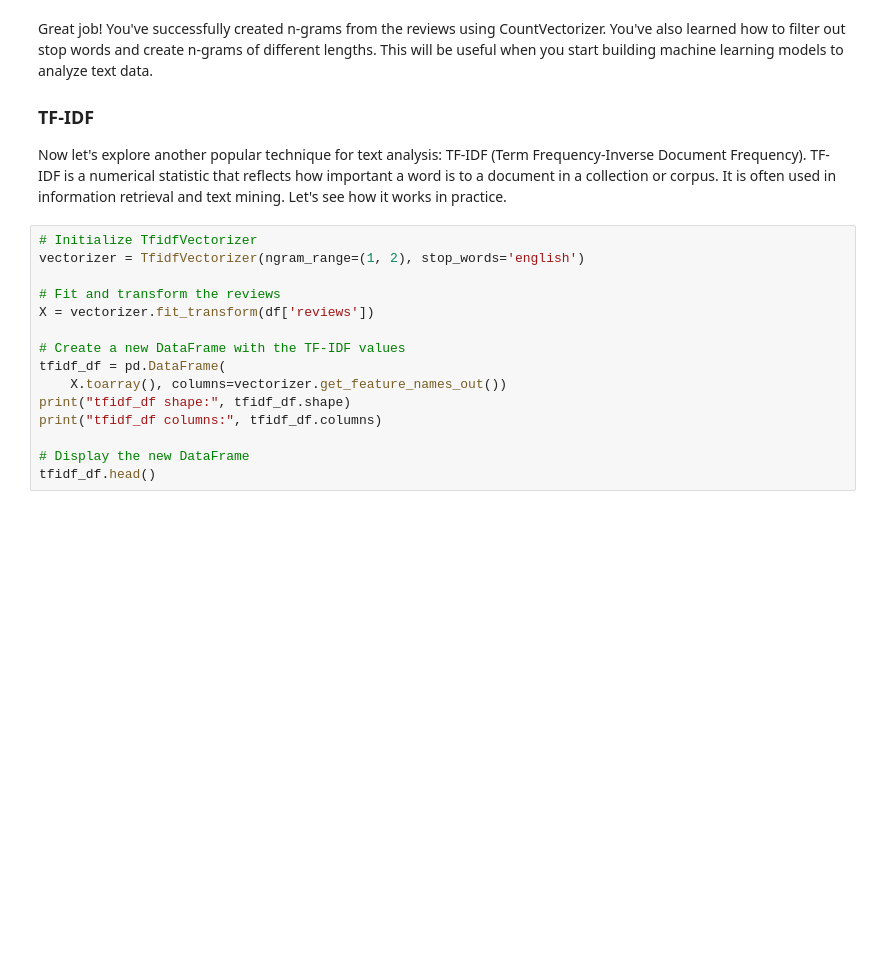
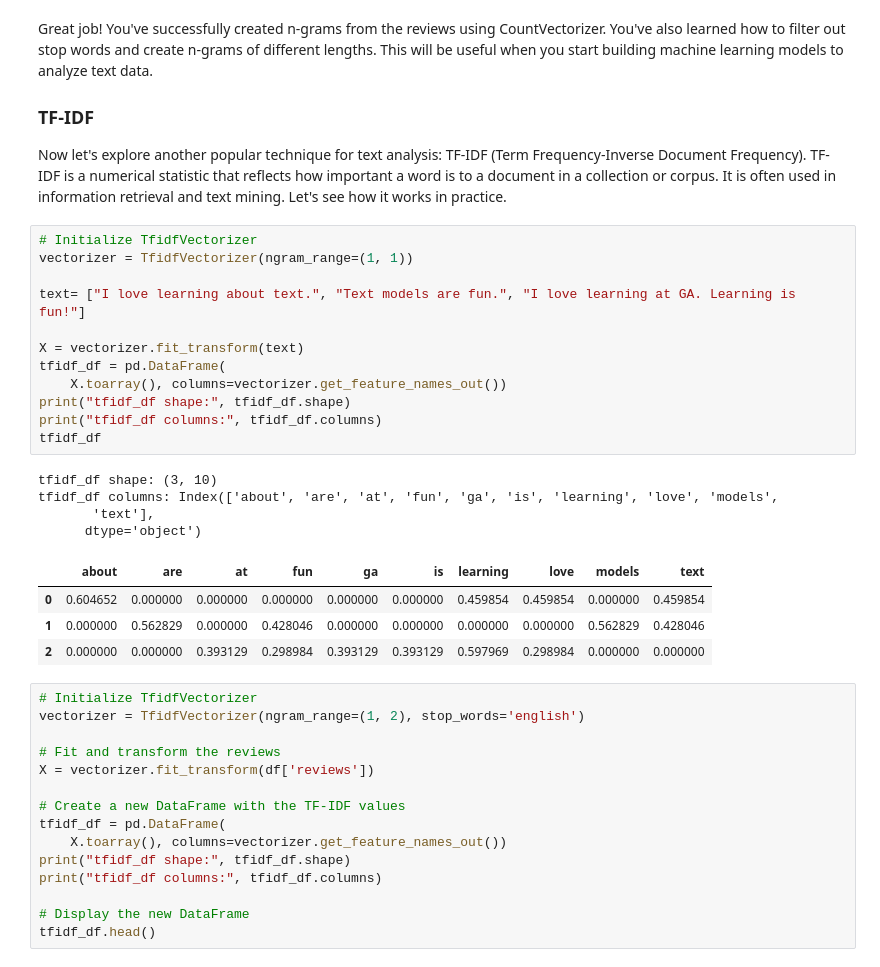
Before and after one commit to ga-curriculum/dsb-eg-nlp, a Jupyter notebook: text-frequency.ipynb, the cells around one changed output. Drawn from its saved outputs; the diff is of its cells as text; blank space fills up the shorter version.

```diff
--- a/text-frequency.ipynb
+++ b/text-frequency.ipynb
@@ -231,6 +231,27 @@ Great job! You've successfully created n-grams from the reviews using CountVecto
 ### TF-IDF
 
 Now let's explore another popular technique for text analysis: TF-IDF (Term Frequency-Inverse Document Frequency). TF-IDF is a numerical statistic that reflects how important a word is to a document in a collection or corpus. It is often used in information retrieval and text mining. Let's see how it works in practice.
+# %%
+# Initialize TfidfVectorizer
+vectorizer = TfidfVectorizer(ngram_range=(1, 1))
+
+text= ["I love learning about text.", "Text models are fun.", "I love learning at GA. Learning is fun!"]
+
+X = vectorizer.fit_transform(text)
+tfidf_df = pd.DataFrame(
+    X.toarray(), columns=vectorizer.get_feature_names_out())
+print("tfidf_df shape:", tfidf_df.shape)
+print("tfidf_df columns:", tfidf_df.columns)
+tfidf_df
+# %% [output]
+tfidf_df shape: (3, 10)
+tfidf_df columns: Index(['about', 'are', 'at', 'fun', 'ga', 'is', 'learning', 'love', 'models',
+       'text'],
+      dtype='object')
+|  | about | are | at | fun | ga | is | learning | love | models | text |
+| 0 | 0.604652 | 0.000000 | 0.000000 | 0.000000 | 0.000000 | 0.000000 | 0.459854 | 0.459854 | 0.000000 | 0.459854 |
+| 1 | 0.000000 | 0.562829 | 0.000000 | 0.428046 | 0.000000 | 0.000000 | 0.000000 | 0.000000 | 0.562829 | 0.428046 |
+| 2 | 0.000000 | 0.000000 | 0.393129 | 0.298984 | 0.393129 | 0.393129 | 0.597969 | 0.298984 | 0.000000 | 0.000000 |
 # %%
 # Initialize TfidfVectorizer
 vectorizer = TfidfVectorizer(ngram_range=(1, 2), stop_words='english')
```
Also changed, not shown: parts of 1 cell of this notebook.
